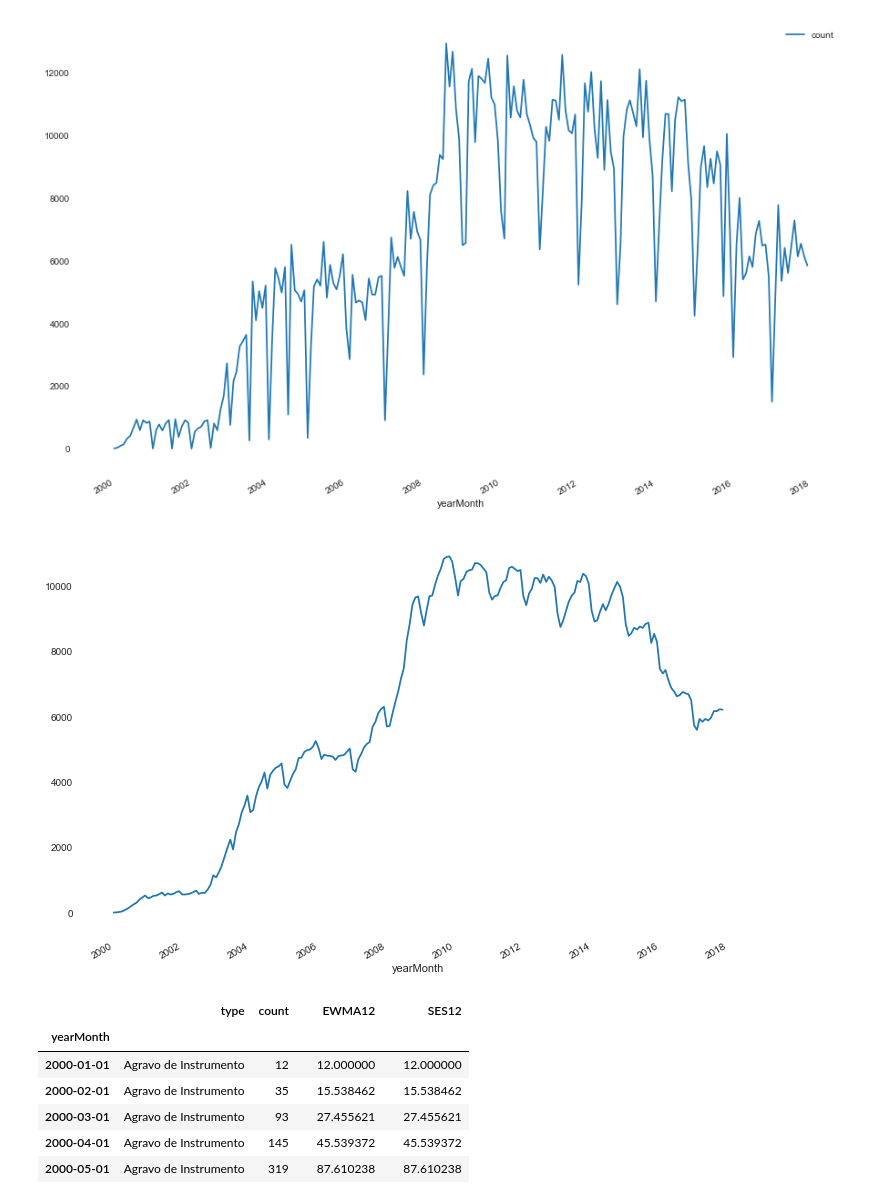
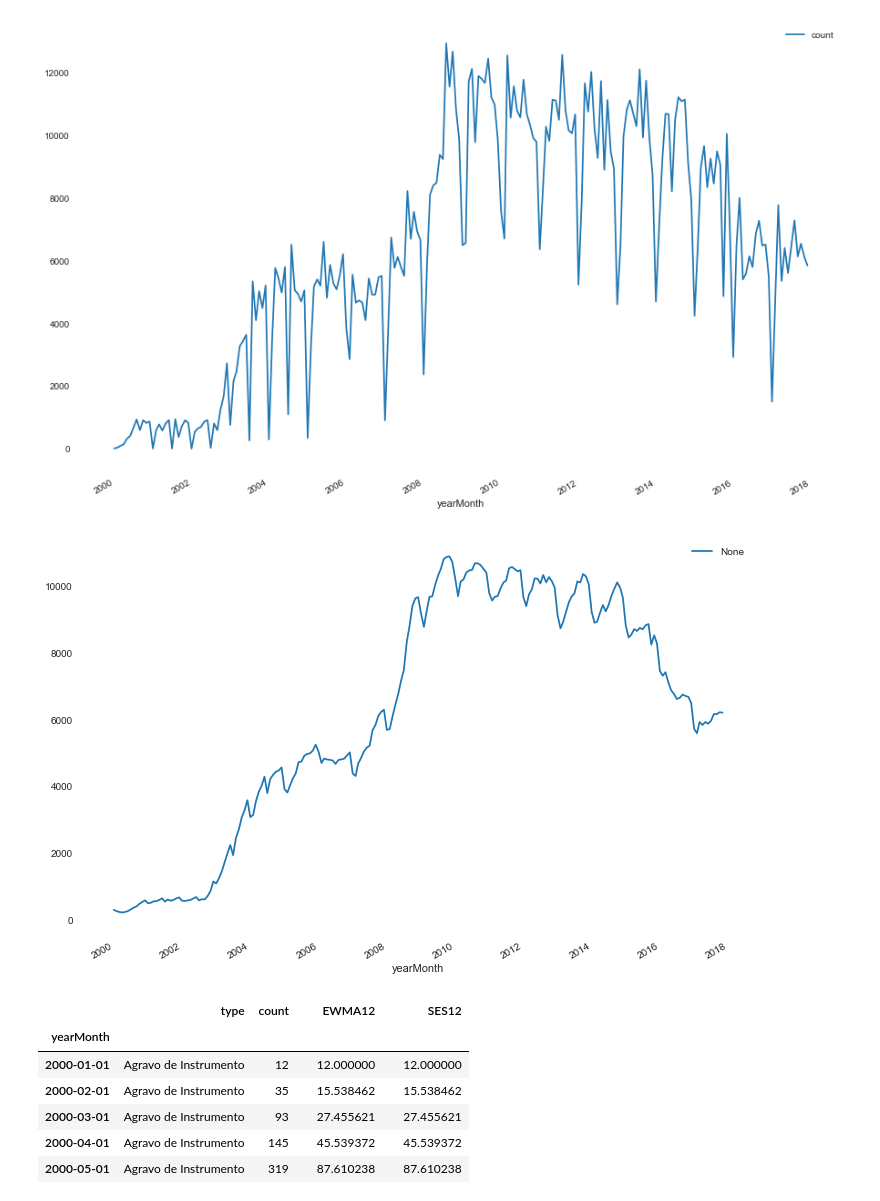
Before and after one commit to joaocamargo/TCC-PUCRS-2020, a Jupyter notebook: TCC- 3 Anáise de Tendencia - ETS - EWMA - Holt.ipynb, the cells around one changed output. Saved outputs shown, nothing was run; the diff lists cells and outputs as text; code cells hidden in the pictures.

```diff
--- a/TCC- 3 Anáise de Tendencia - ETS - EWMA - Holt.ipynb
+++ b/TCC- 3 Anáise de Tendencia - ETS - EWMA - Holt.ipynb
@@ -199,13 +199,14 @@ df_Holt_YM.plot(figsize=(15,10));
 # %%
 span = 12
 alpha = 2/(span+1)
-df_Holt_YM['EWMA12'] = df_Holt_YM['count'].ewm(alpha=alpha,adjust=False).mean()
+df_Holt_YM['EWMA12T'] = df_Holt_YM['count'].ewm(alpha=alpha,adjust=True).mean()
+df_Holt_YM['EWMA12F'] = df_Holt_YM['count'].ewm(alpha=alpha,adjust=False).mean()
 df_Holt_YM.head()
 model = SimpleExpSmoothing(df_Holt_YM['count'])
-fitted_model = model.fit(smoothing_level=alpha, optimized=False)
-fitted_model.fittedvalues.shift(-1).plot(figsize=(12,8));
+fitted_model = model.fit(smoothing_level=alpha, optimized=True)
+fitted_model.fittedvalues.shift(-1).plot(legend=True,figsize=(12,8));
 # %% [output]
-[figure, old version]
+[figure, new version]
 # %%
 df_Holt_YM['SES12']=SimpleExpSmoothing(df_Holt_YM['count']).fit(smoothing_level=alpha, optimized=False).fittedvalues.shift(-1)
 df_Holt_YM
```
Also changed, not shown: 1 other file.
